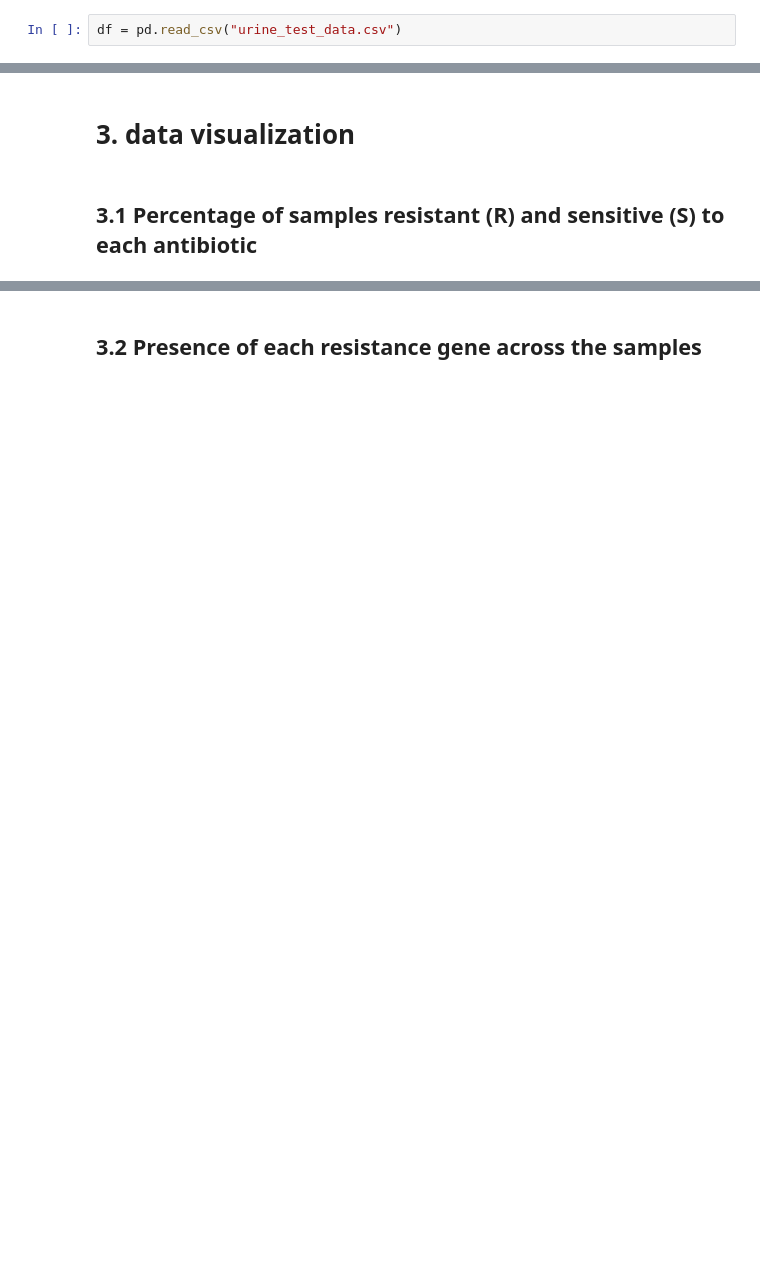
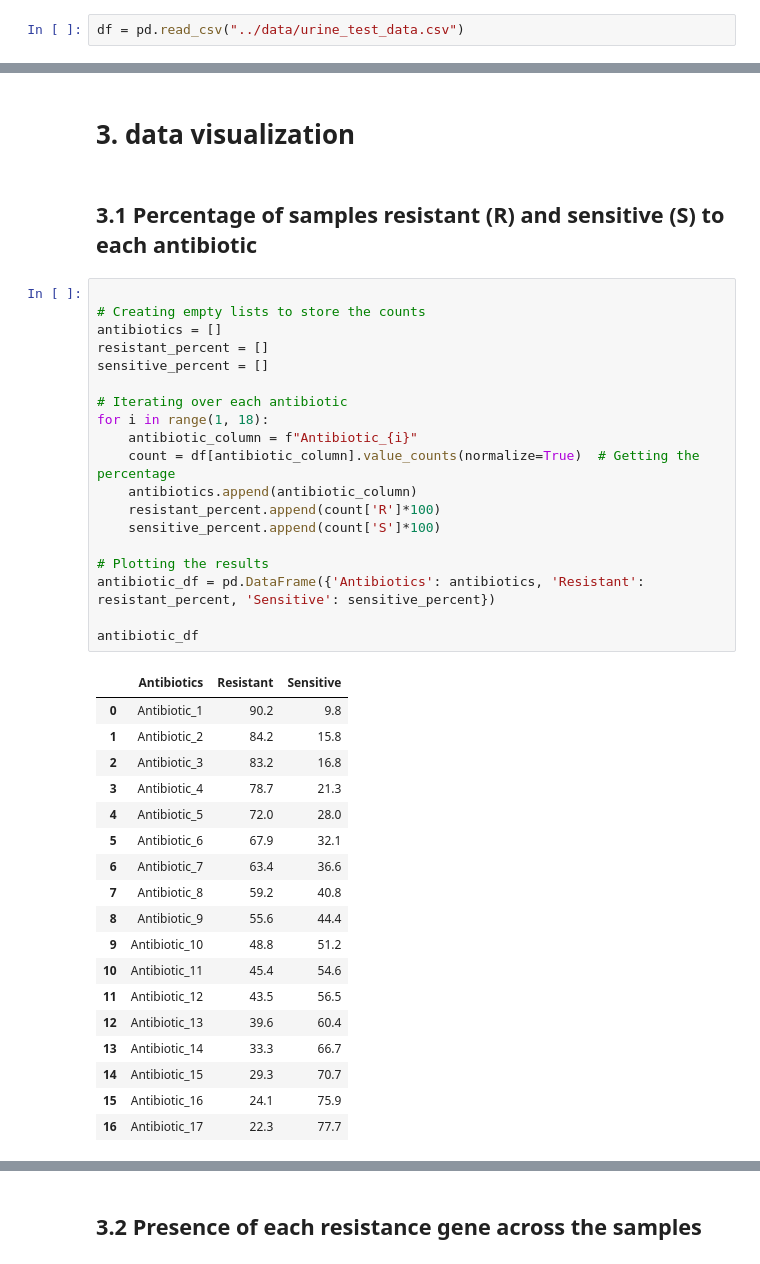
Before and after one commit to DataOracleYating/Takehome_yating, a Jupyter notebook: notebooks/takehome_yating.ipynb, the cells around one changed output, grey strips where cells are left out. Cells and saved outputs as stored; diff of their text form; blank space fills up the shorter version.

```diff
--- a/notebooks/takehome_yating.ipynb
+++ b/notebooks/takehome_yating.ipynb
@@ -14,7 +14,7 @@ InteractiveShell.ast_node_interactivity = 'all'
 # %% [markdown]
 # 2. load data & intial screening
 # %%
-df = pd.read_csv("urine_test_data.csv")
+df = pd.read_csv("../data/urine_test_data.csv")
 # %%
 
 df.head()
@@ -95,4 +94,42 @@ Data structure
 # 3. data visualization
 # %% [markdown]
 ## 3.1 Percentage of samples resistant (R) and sensitive (S) to each antibiotic
+# %%
+
+# Creating empty lists to store the counts
+antibiotics = []
+resistant_percent = []
+sensitive_percent = []
+
+# Iterating over each antibiotic
+for i in range(1, 18):
+    antibiotic_column = f"Antibiotic_{i}"
+    count = df[antibiotic_column].value_counts(normalize=True)  # Getting the percentage
+    antibiotics.append(antibiotic_column)
+    resistant_percent.append(count['R']*100)
+    sensitive_percent.append(count['S']*100)
+
+# Plotting the results
+antibiotic_df = pd.DataFrame({'Antibiotics': antibiotics, 'Resistant': resistant_percent, 'Sensitive': sensitive_percent})
+
+antibiotic_df
+# %% [output]
+|  | Antibiotics | Resistant | Sensitive |
+| 0 | Antibiotic_1 | 90.2 | 9.8 |
+| 1 | Antibiotic_2 | 84.2 | 15.8 |
+| 2 | Antibiotic_3 | 83.2 | 16.8 |
+| 3 | Antibiotic_4 | 78.7 | 21.3 |
+| 4 | Antibiotic_5 | 72.0 | 28.0 |
+| 5 | Antibiotic_6 | 67.9 | 32.1 |
+| 6 | Antibiotic_7 | 63.4 | 36.6 |
+| 7 | Antibiotic_8 | 59.2 | 40.8 |
+| 8 | Antibiotic_9 | 55.6 | 44.4 |
+| 9 | Antibiotic_10 | 48.8 | 51.2 |
+| 10 | Antibiotic_11 | 45.4 | 54.6 |
+| 11 | Antibiotic_12 | 43.5 | 56.5 |
+| 12 | Antibiotic_13 | 39.6 | 60.4 |
+| 13 | Antibiotic_14 | 33.3 | 66.7 |
+| 14 | Antibiotic_15 | 29.3 | 70.7 |
+| 15 | Antibiotic_16 | 24.1 | 75.9 |
+| 16 | Antibiotic_17 | 22.3 | 77.7 |
 # %%
```
Also changed, not shown: parts of 4 cells of this notebook.
